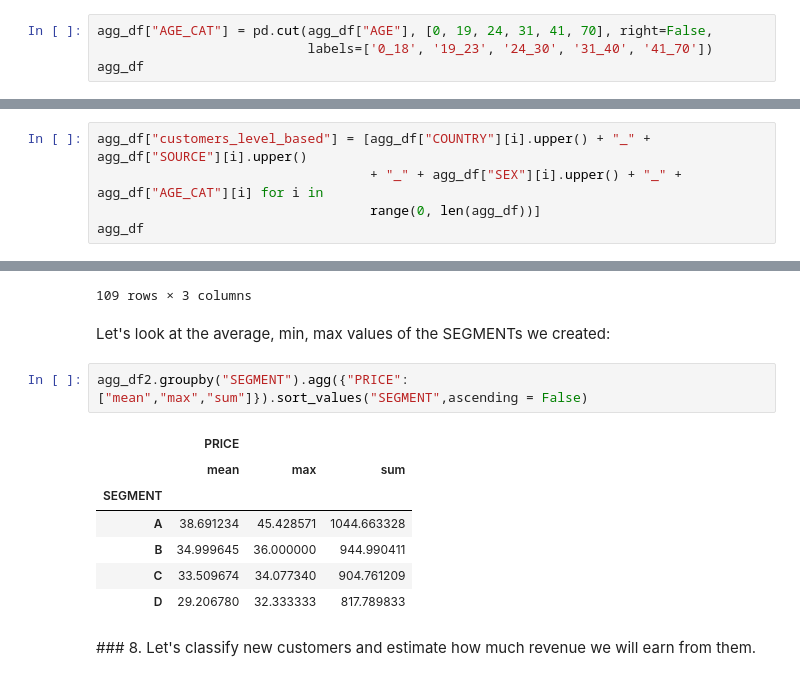
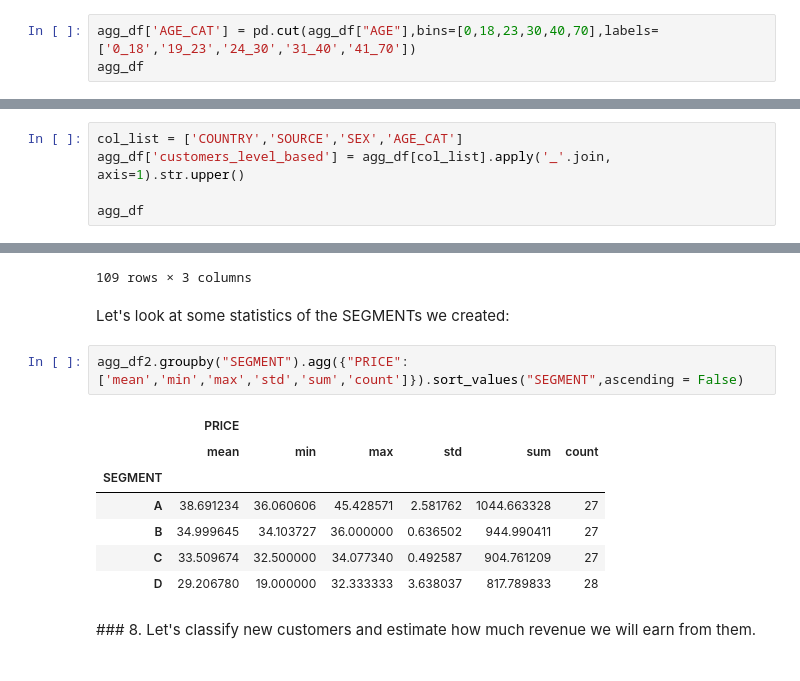
Before and after one commit to DemirZumrut/Rule_Based_Classification, a Jupyter notebook: Rule_Based_Classification.ipynb, the cells around one changed output, grey strips where cells are left out. Drawn from its saved outputs; the diff is of its cells as text.

```diff
--- a/Rule_Based_Classification.ipynb
+++ b/Rule_Based_Classification.ipynb
@@ -269,8 +268,7 @@ agg_df.head()
 
 Since we are creating level-based customer definitions, we must change the type of age variable to a categorical variable. In order to do that, we must create intervals for the age variable.
 # %%
-agg_df["AGE_CAT"] = pd.cut(agg_df["AGE"], [0, 19, 24, 31, 41, 70], right=False,
-                           labels=['0_18', '19_23', '24_30', '31_40', '41_70'])
+agg_df['AGE_CAT'] = pd.cut(agg_df["AGE"],bins=[0,18,23,30,40,70],labels=['0_18','19_23','24_30','31_40','41_70'])
 agg_df
 # %% [output]
 |  | COUNTRY | SOURCE | SEX | AGE | PRICE | AGE_CAT |
@@ -291,9 +289,9 @@ agg_df
 
 To create our level-based customer definition variable we will concatenate our variables
 # %%
-agg_df["customers_level_based"] = [agg_df["COUNTRY"][i].upper() + "_" + agg_df["SOURCE"][i].upper()
-                                   + "_" + agg_df["SEX"][i].upper() + "_" + agg_df["AGE_CAT"][i] for i in
-                                   range(0, len(agg_df))]
+col_list = ['COUNTRY','SOURCE','SEX','AGE_CAT']
+agg_df['customers_level_based'] = agg_df[col_list].apply('_'.join, axis=1).str.upper()
+
 agg_df
 # %% [output]
 |  | COUNTRY | SOURCE | SEX | AGE | PRICE | AGE_CAT | customers_level_based |
@@ -367,17 +365,17 @@ agg_df2
 | 108 | USA_IOS_MALE_41_70 | 35.750000 | B |
 109 rows × 3 columns
 # %% [markdown]
-Let's look at the average, min, max values of the SEGMENTs we created:
+Let's look at some statistics of the SEGMENTs we created:
 # %%
-agg_df2.groupby("SEGMENT").agg({"PRICE": ["mean","max","sum"]}).sort_values("SEGMENT",ascending = False)
+agg_df2.groupby("SEGMENT").agg({"PRICE": ['mean','min','max','std','sum','count']}).sort_values("SEGMENT",ascending = False)
 # %% [output]
-|  | PRICE |  |  |
-|  | mean | max | sum |
-| SEGMENT |  |  |  |
-| A | 38.691234 | 45.428571 | 1044.663328 |
-| B | 34.999645 | 36.000000 | 944.990411 |
-| C | 33.509674 | 34.077340 | 904.761209 |
-| D | 29.206780 | 32.333333 | 817.789833 |
+|  | PRICE |  |  |  |  |  |
+|  | mean | min | max | std | sum | count |
+| SEGMENT |  |  |  |  |  |  |
+| A | 38.691234 | 36.060606 | 45.428571 | 2.581762 | 1044.663328 | 27 |
+| B | 34.999645 | 34.103727 | 36.000000 | 0.636502 | 944.990411 | 27 |
+| C | 33.509674 | 32.500000 | 34.077340 | 0.492587 | 904.761209 | 27 |
+| D | 29.206780 | 19.000000 | 32.333333 | 3.638037 | 817.789833 | 28 |
 # %% [markdown]
 ### 8. Let's classify new customers and estimate how much revenue we will earn from them.
 # %%
```
Also changed, not shown: parts of 3 cells of this notebook.
